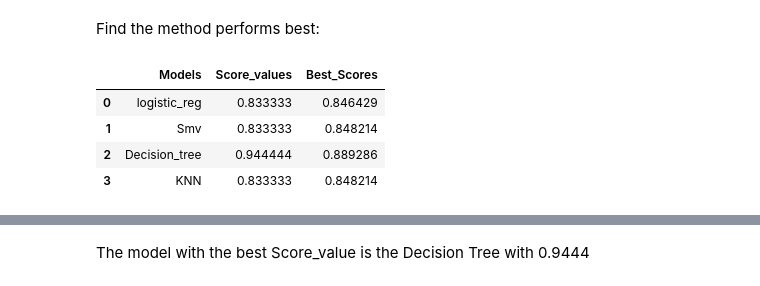
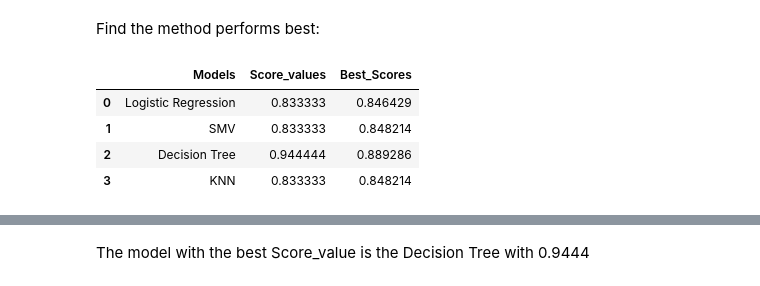
Before and after one commit to Bryan-V-Dev/Data-Scienc-Capstone-spaceX, a Jupyter notebook: 7-Predictive_Analysis(Classification)/Predictive Analysis (Classification).ipynb, the cells around one changed output, grey strips where cells are left out. Cells and saved outputs as stored; diff of their text form; code cells hidden in the pictures.

```diff
--- a/7-Predictive_Analysis(Classification)/Predictive Analysis (Classification).ipynb
+++ b/7-Predictive_Analysis(Classification)/Predictive Analysis (Classification).ipynb
@@ -401,15 +411,15 @@ Find the method performs best:
 # %%
 scores_df = pd.DataFrame(
     dict(
-        Models = ["logistic_reg", "Smv", "Decision_tree", "KNN"],
+        Models = ["Logistic Regression", "SMV", "Decision Tree", "KNN"],
         Score_values = [logreg_cv.score(X_test, Y_test), svm_cv.score(X_test, Y_test), tree_cv.score(X_test, Y_test), knn_cv.score(X_test, Y_test)],
         Best_Scores = [logreg_cv.best_score_, svm_cv.best_score_, tree_cv.best_score_, knn_cv.best_score_]
     )
 )
 scores_df
 # %% [output]
 |  | Models | Score_values | Best_Scores |
-| 0 | logistic_reg | 0.833333 | 0.846429 |
-| 1 | Smv | 0.833333 | 0.848214 |
-| 2 | Decision_tree | 0.944444 | 0.889286 |
+| 0 | Logistic Regression | 0.833333 | 0.846429 |
+| 1 | SMV | 0.833333 | 0.848214 |
+| 2 | Decision Tree | 0.944444 | 0.889286 |
 | 3 | KNN | 0.833333 | 0.848214 |
```
Also changed, not shown: parts of 8 cells of this notebook, 5 other files.
